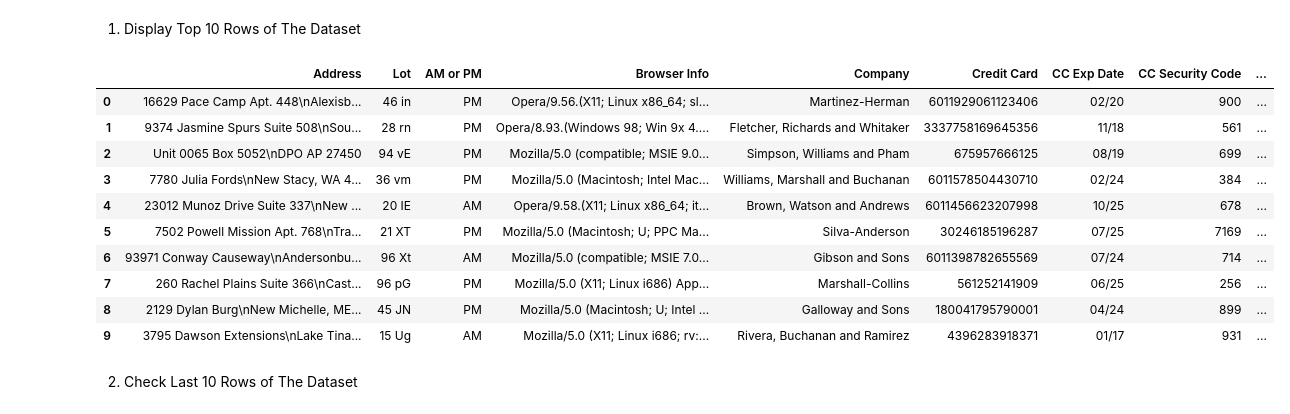
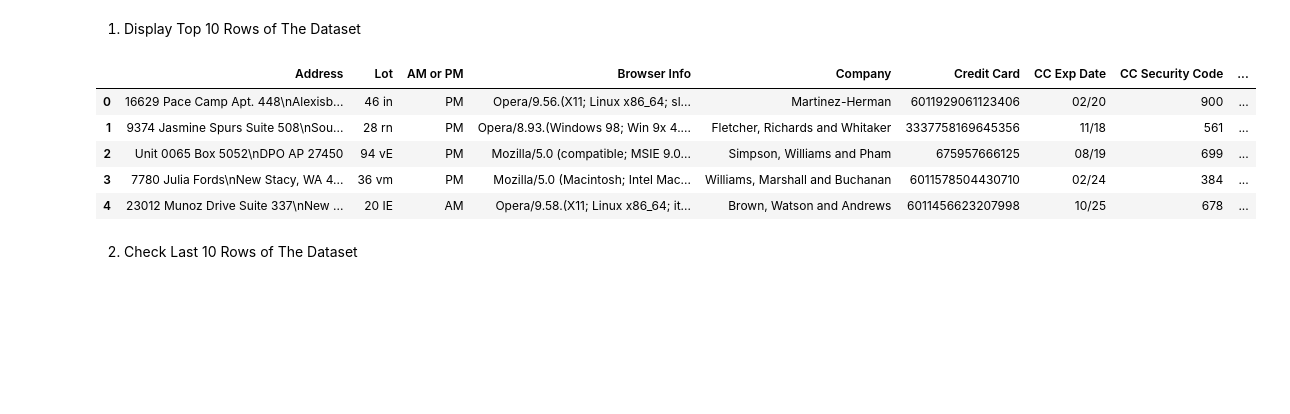
Before and after one commit to achmegantara/e-commerce-data-analysis, a Jupyter notebook: ecommerce.ipynb, the cells around one changed output. Cells and saved outputs as stored; diff of their text form; code cells hidden in the pictures; blank space fills up the shorter version.

```diff
--- a/ecommerce.ipynb
+++ b/ecommerce.ipynb
@@ -5,19 +5,14 @@ df = pd.read_csv('Ecommerce Purchases')
 # %% [markdown]
 1. Display Top 10 Rows of The Dataset
 # %%
-df.head(10)
+df.head(5)
 # %% [output]
 |  | Address | Lot | AM or PM | Browser Info | Company | Credit Card | CC Exp Date | CC Security Code | ... |
 | 0 | 16629 Pace Camp Apt. 448\nAlexisb... | 46 in | PM | Opera/9.56.(X11; Linux x86_64; sl... | Martinez-Herman | 6011929061123406 | 02/20 | 900 | ... |
 | 1 | 9374 Jasmine Spurs Suite 508\nSou... | 28 rn | PM | Opera/8.93.(Windows 98; Win 9x 4.... | Fletcher, Richards and Whitaker | 3337758169645356 | 11/18 | 561 | ... |
 | 2 | Unit 0065 Box 5052\nDPO AP 27450 | 94 vE | PM | Mozilla/5.0 (compatible; MSIE 9.0... | Simpson, Williams and Pham | 675957666125 | 08/19 | 699 | ... |
 | 3 | 7780 Julia Fords\nNew Stacy, WA 4... | 36 vm | PM | Mozilla/5.0 (Macintosh; Intel Mac... | Williams, Marshall and Buchanan | 6011578504430710 | 02/24 | 384 | ... |
 | 4 | 23012 Munoz Drive Suite 337\nNew ... | 20 IE | AM | Opera/9.58.(X11; Linux x86_64; it... | Brown, Watson and Andrews | 6011456623207998 | 10/25 | 678 | ... |
-| 5 | 7502 Powell Mission Apt. 768\nTra... | 21 XT | PM | Mozilla/5.0 (Macintosh; U; PPC Ma... | Silva-Anderson | 30246185196287 | 07/25 | 7169 | ... |
-| 6 | 93971 Conway Causeway\nAndersonbu... | 96 Xt | AM | Mozilla/5.0 (compatible; MSIE 7.0... | Gibson and Sons | 6011398782655569 | 07/24 | 714 | ... |
-| 7 | 260 Rachel Plains Suite 366\nCast... | 96 pG | PM | Mozilla/5.0 (X11; Linux i686) App... | Marshall-Collins | 561252141909 | 06/25 | 256 | ... |
-| 8 | 2129 Dylan Burg\nNew Michelle, ME... | 45 JN | PM | Mozilla/5.0 (Macintosh; U; Intel ... | Galloway and Sons | 180041795790001 | 04/24 | 899 | ... |
-| 9 | 3795 Dawson Extensions\nLake Tina... | 15 Ug | AM | Mozilla/5.0 (X11; Linux i686; rv:... | Rivera, Buchanan and Ramirez | 4396283918371 | 01/17 | 931 | ... |
 # %% [markdown]
 2. Check Last 10 Rows of The Dataset
 # %%
```
